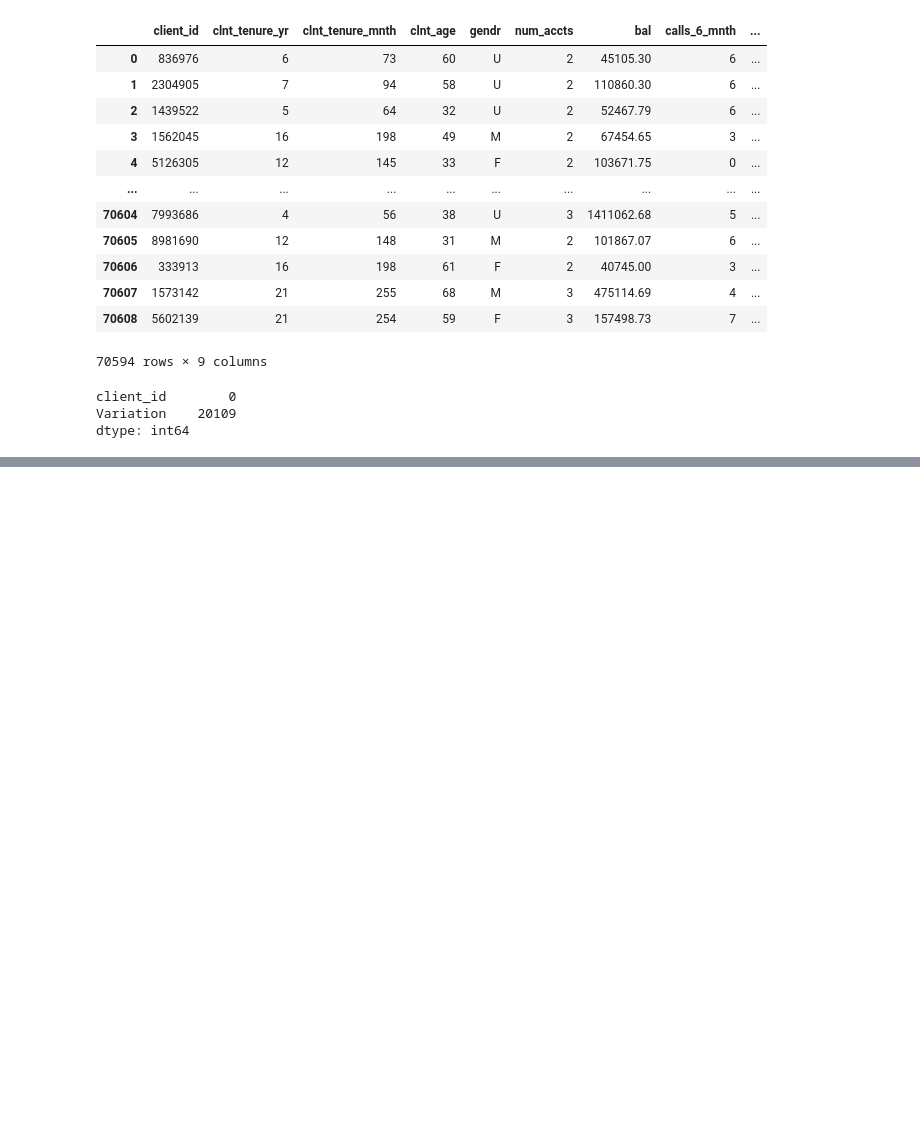
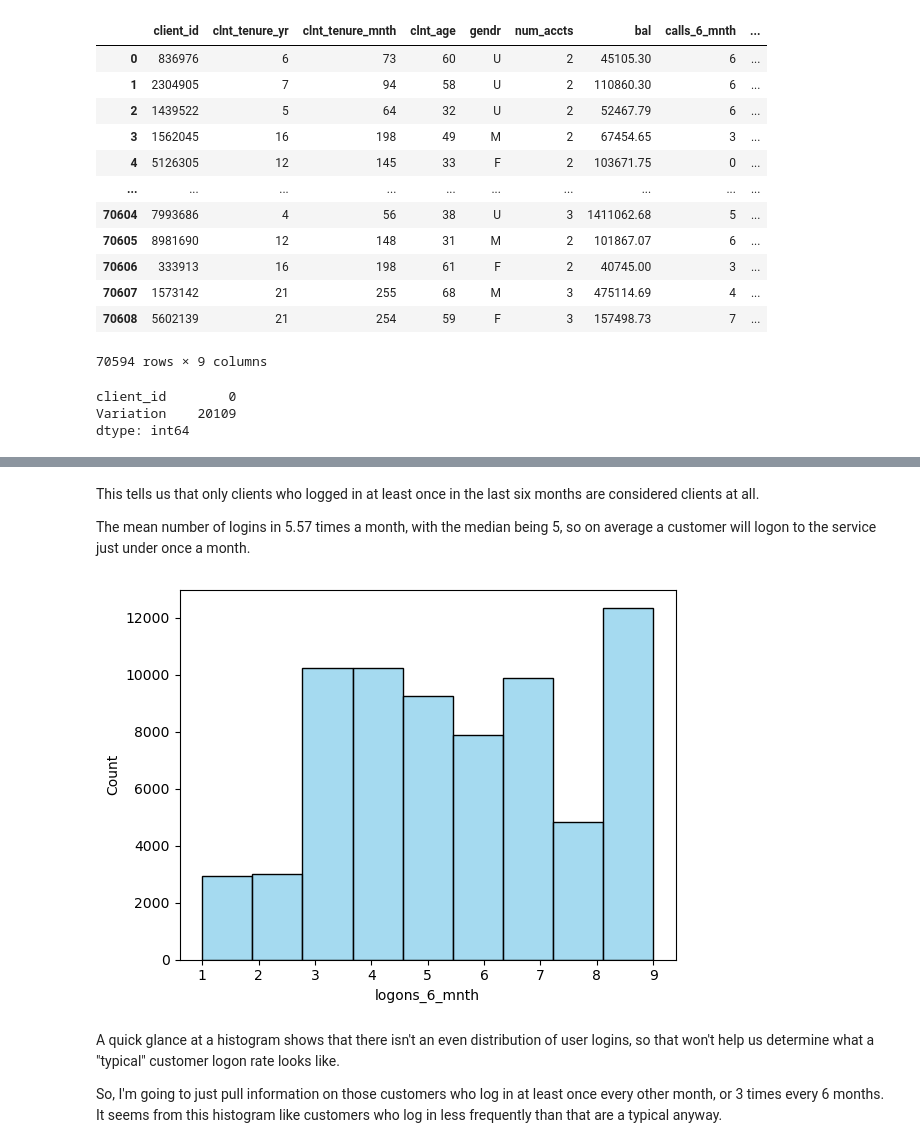
Before and after one commit to bfranx62/Ironhack-EDA-Project, a Jupyter notebook: bryan_main.ipynb, the cells around one changed output, grey strips where cells are left out. Cells and saved outputs as stored; diff of their text form; code cells hidden in the pictures; blank space fills up the shorter version.

```diff
--- a/bryan_main.ipynb
+++ b/bryan_main.ipynb
@@ -285,0 +183,2 @@ Going solely off of descriptive statistics, it seems that typical* clients are a
+# %%
+df_fd['gendr'].replace({'X': 'U'}, inplace=True)
@@ -285,0 +217,12 @@ Going solely off of descriptive statistics, it seems that typical* clients are a
+# %% [markdown]
+This tells us that only clients who logged in at least once in the last six months are considered clients at all.
+
+The mean number of logins in 5.57 times a month, with the median being 5, so on average a customer will logon to the service just under once a month.
+# %%
+sns.histplot(df_fd['logons_6_mnth'], bins=9, color="skyblue");
+# %% [output]
+[figure, added]
+# %% [markdown]
+A quick glance at a histogram shows that there isn't an even distribution of user logins, so that won't help us determine what a "typical" customer logon rate looks like.
+
+So, I'm going to just pull information on those customers who log in at least once every other month, or 3 times every 6 months. It seems from this histogram like customers who log in less frequently than that are a typical anyway.
```
Also changed, not shown: parts of 122 cells of this notebook.
